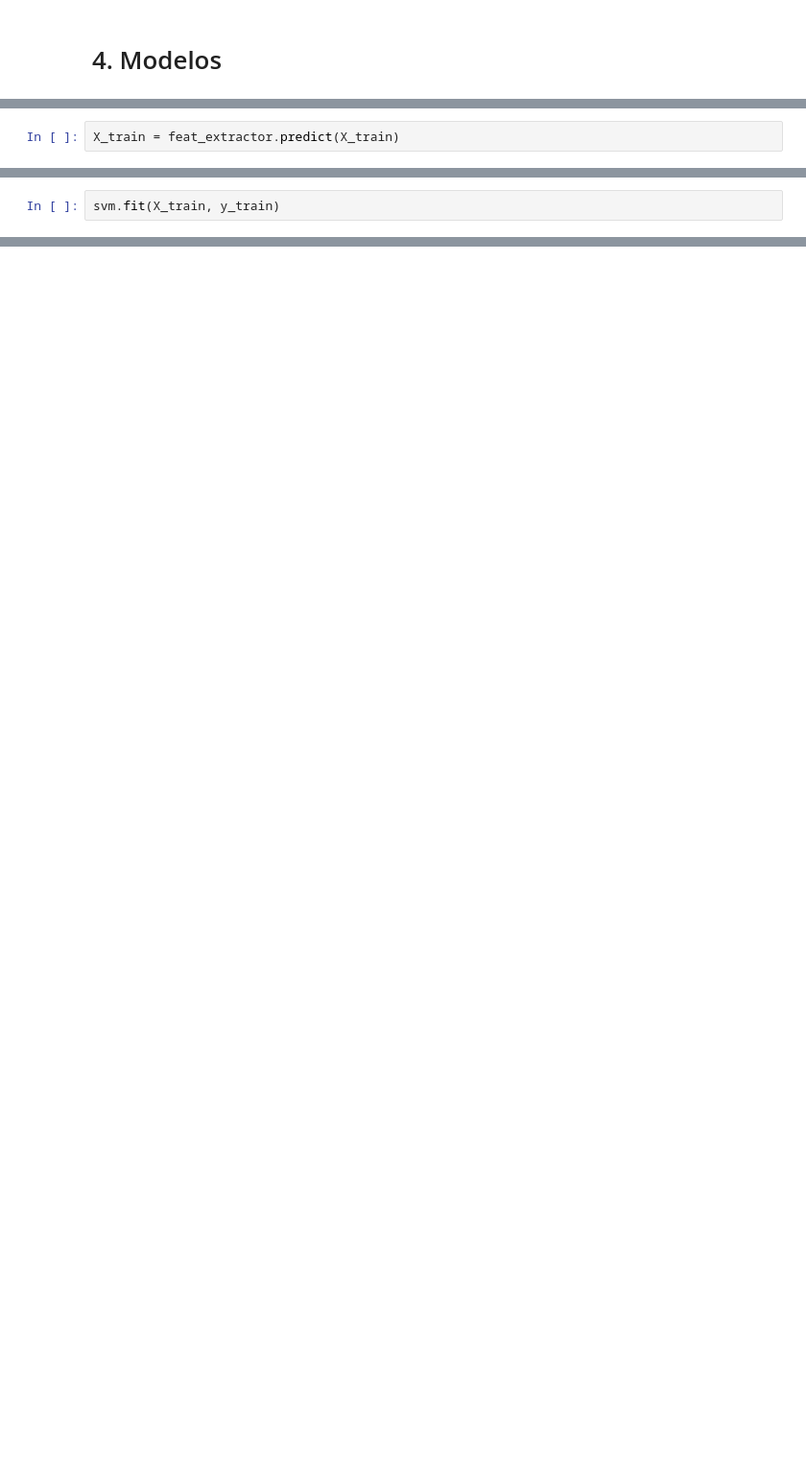
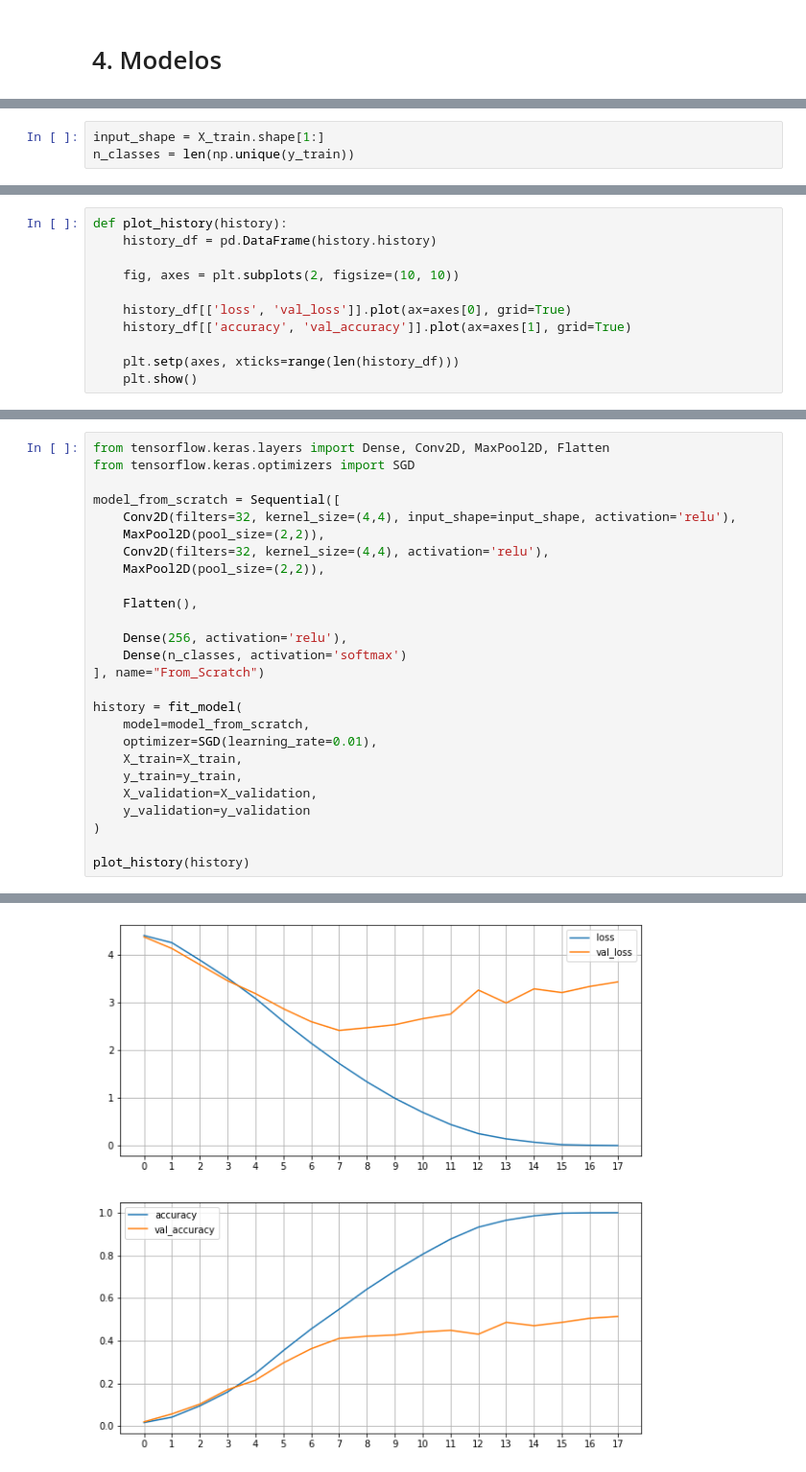
Before and after one commit to ciencia-dados-ifsp-grupo5/FaceRecognition, a Jupyter notebook: Notebooks/FaceRecognition.ipynb, the cells around one changed output, grey strips where cells are left out. Shown: that part at 96% size. Drawn from its saved outputs; the diff is of its cells as text; blank space fills up the shorter version.

```diff
--- a/Notebooks/FaceRecognition.ipynb
+++ b/Notebooks/FaceRecognition.ipynb
@@ -821,2 +443,0 @@ _________________________________________________________________
-# %%
-X_train = feat_extractor.predict(X_train)
@@ -848,2 +443,0 @@ svm = LinearSVC(C=0.01, verbose=100)
-# %%
-svm.fit(X_train, y_train)
@@ -899,0 +444,3 @@ print(classification_report(y_test, y_test_pred, target_names=[name for name in
+# %%
+input_shape = X_train.shape[1:]
+n_classes = len(np.unique(y_train))
@@ -899,0 +477,11 @@ print(classification_report(y_test, y_test_pred, target_names=[name for name in
+# %%
+def plot_history(history):
+    history_df = pd.DataFrame(history.history)
+
+    fig, axes = plt.subplots(2, figsize=(10, 10))
+
+    history_df[['loss', 'val_loss']].plot(ax=axes[0], grid=True)
+    history_df[['accuracy', 'val_accuracy']].plot(ax=axes[1], grid=True)
+
+    plt.setp(axes, xticks=range(len(history_df)))
+    plt.show()
@@ -899,0 +490,27 @@ print(classification_report(y_test, y_test_pred, target_names=[name for name in
+# %%
+from tensorflow.keras.layers import Dense, Conv2D, MaxPool2D, Flatten
+from tensorflow.keras.optimizers import SGD
+
+model_from_scratch = Sequential([
+    Conv2D(filters=32, kernel_size=(4,4), input_shape=input_shape, activation='relu'),
+    MaxPool2D(pool_size=(2,2)),
+    Conv2D(filters=32, kernel_size=(4,4), activation='relu'),
+    MaxPool2D(pool_size=(2,2)),
+
+    Flatten(),
+
+    Dense(256, activation='relu'),
+    Dense(n_classes, activation='softmax')
+], name="From_Scratch")
+
+history = fit_model(
+    model=model_from_scratch,
+    optimizer=SGD(learning_rate=0.01),
+    X_train=X_train,
+    y_train=y_train,
+    X_validation=X_validation,
+    y_validation=y_validation
+)
+
+plot_history(history)
+# %% [output]
@@ -899,0 +553 @@ print(classification_report(y_test, y_test_pred, target_names=[name for name in
+[figure, added]
```
Also changed, not shown: parts of 134 cells of this notebook, 6 other files.
